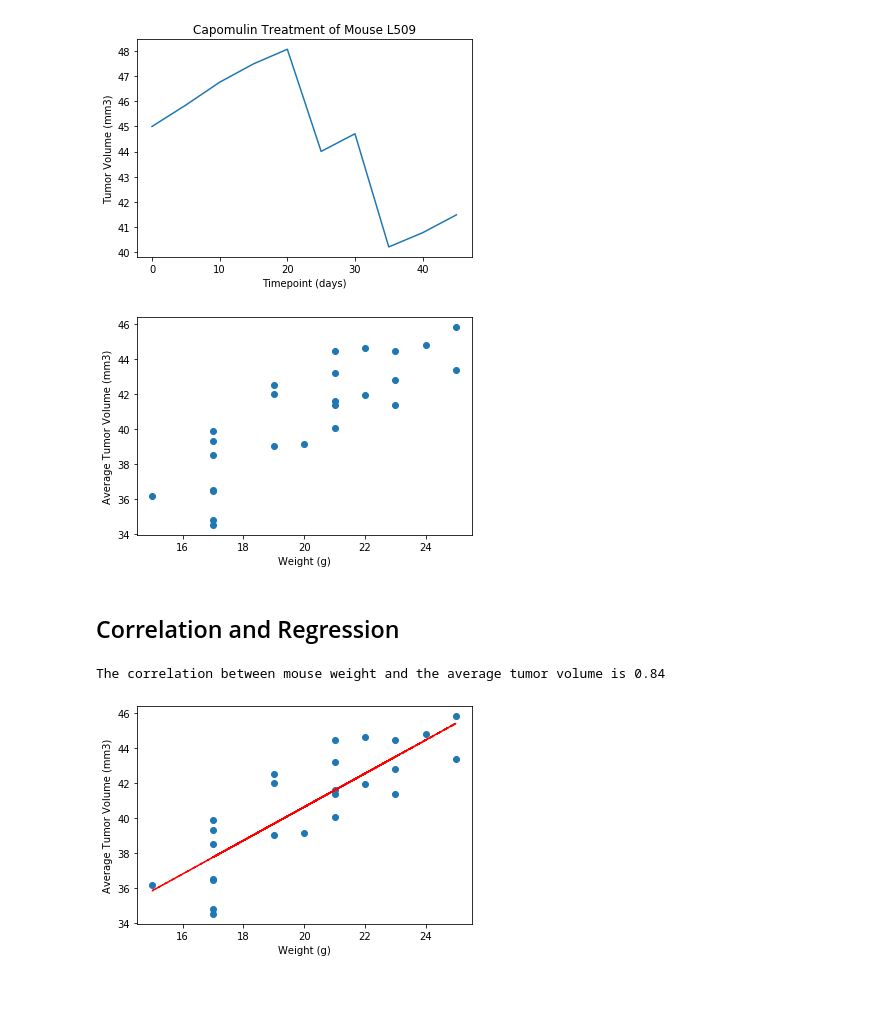
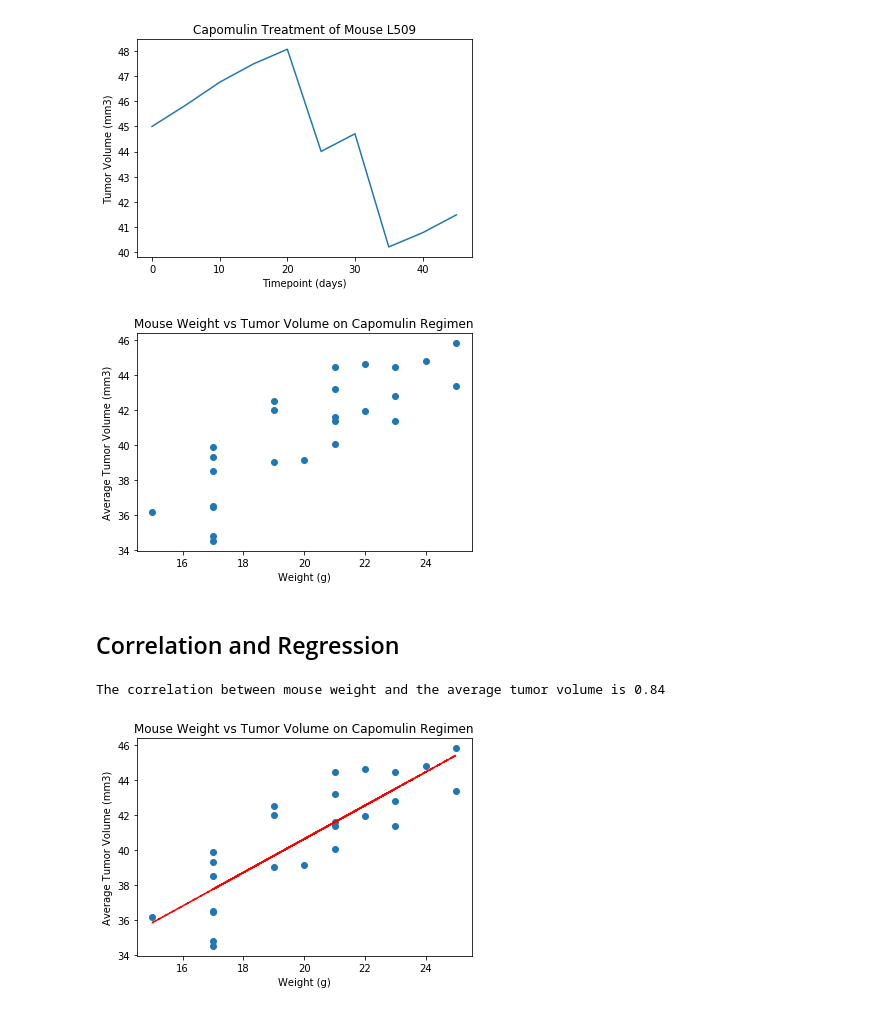
Before and after one commit to jamesnguyen0/datasciwork, a Jupyter notebook: [HW 5] matplotlib-challenge/Pymaceuticals/Pymaceuticals.ipynb, the cells around one changed output. Saved outputs shown, nothing was run; the diff lists cells and outputs as text; code cells hidden in the pictures.

```diff
--- a/[HW 5] matplotlib-challenge/Pymaceuticals/Pymaceuticals.ipynb
+++ b/[HW 5] matplotlib-challenge/Pymaceuticals/Pymaceuticals.ipynb
@@ -250,16 +257,17 @@ plt.show()
 # %%
 # Generate a scatter plot of mouse weight versus average tumor volume for the Capomulin regimen
 capomulin_treatments = pymaceutical_clean.loc[pymaceutical_clean["Drug Regimen"] == "Capomulin"]
 capomulin_treatments_grouped = capomulin_treatments.groupby("Mouse ID")
 meanWeight_capo = capomulin_treatments_grouped["Weight (g)"].mean()
 meanTumorVol_capo = capomulin_treatments_grouped["Tumor Volume (mm3)"].mean()
 plt.scatter(meanWeight_capo, meanTumorVol_capo)
 
+plt.title("Mouse Weight vs Tumor Volume on Capomulin Regimen")
 plt.xlabel("Weight (g)")
 plt.ylabel("Average Tumor Volume (mm3)")
 plt.show()
 # %% [output]
-[figure, old version]
+[figure, new version]
 # %% [markdown]
 ## Correlation and Regression
 # %%
@@ -273,9 +281,10 @@ print(f"The correlation between mouse weight and the average tumor volume is {ro
 
 plt.scatter(meanWeight_capo, meanTumorVol_capo)
 plt.plot(meanWeight_capo,c_fit,"--", color = "red")
+plt.title("Mouse Weight vs Tumor Volume on Capomulin Regimen")
 plt.xlabel("Weight (g)")
 plt.ylabel("Average Tumor Volume (mm3)")
 plt.show()
 # %% [output]
 The correlation between mouse weight and the average tumor volume is 0.84
-[figure, old version]
+[figure, new version]
```
Also changed, not shown: parts of 5 cells of this notebook.
